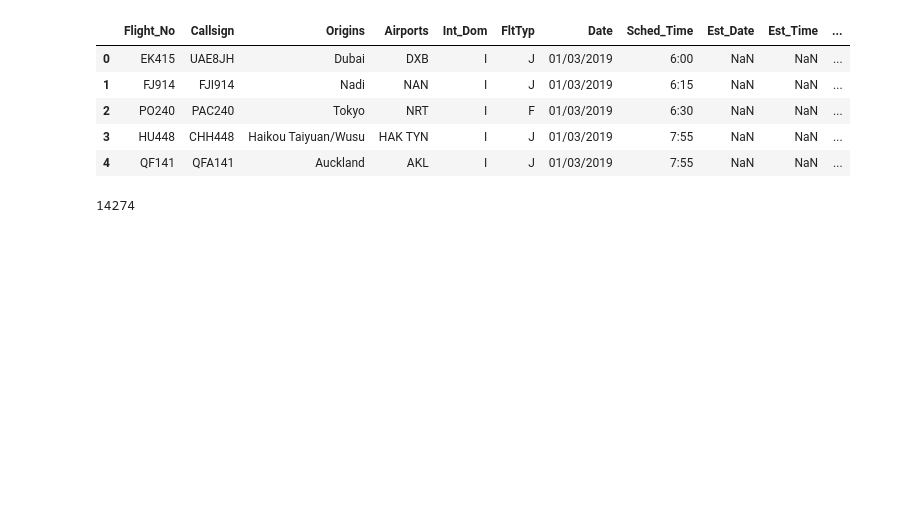
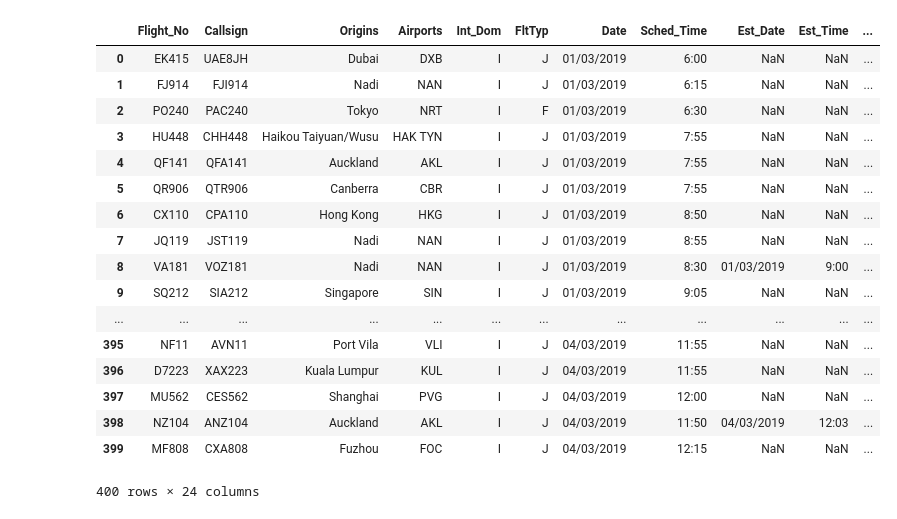
Before and after one commit to Andy-Tsunami/UTS-DataAnalytics-13110642, a Jupyter notebook: Assignment_2.ipynb, the cells around one changed output. Drawn from its saved outputs; the diff is of its cells as text; code cells hidden in the pictures; blank space fills up the shorter version.

```diff
--- a/Assignment_2.ipynb
+++ b/Assignment_2.ipynb
@@ -23,18 +33,26 @@ url = 'https://raw.githubusercontent.com/Andy-Tsunami/UTS-DataAnalytics-13110642
 df = pd.read_csv(url)
 # Dataset is now stored in a Pandas Dataframe
 # %%
-df.head()
+df.head(400)
 # %% [output]
 |  | Flight_No | Callsign | Origins | Airports | Int_Dom | FltTyp | Date | Sched_Time | Est_Date | Est_Time | ... |
 | 0 | EK415 | UAE8JH | Dubai | DXB | I | J | 01/03/2019 | 6:00 | NaN | NaN | ... |
 | 1 | FJ914 | FJI914 | Nadi | NAN | I | J | 01/03/2019 | 6:15 | NaN | NaN | ... |
 | 2 | PO240 | PAC240 | Tokyo | NRT | I | F | 01/03/2019 | 6:30 | NaN | NaN | ... |
 | 3 | HU448 | CHH448 | Haikou Taiyuan/Wusu | HAK TYN | I | J | 01/03/2019 | 7:55 | NaN | NaN | ... |
 | 4 | QF141 | QFA141 | Auckland | AKL | I | J | 01/03/2019 | 7:55 | NaN | NaN | ... |
+| 5 | QR906 | QTR906 | Canberra | CBR | I | J | 01/03/2019 | 7:55 | NaN | NaN | ... |
+| 6 | CX110 | CPA110 | Hong Kong | HKG | I | J | 01/03/2019 | 8:50 | NaN | NaN | ... |
+| 7 | JQ119 | JST119 | Nadi | NAN | I | J | 01/03/2019 | 8:55 | NaN | NaN | ... |
+| 8 | VA181 | VOZ181 | Nadi | NAN | I | J | 01/03/2019 | 8:30 | 01/03/2019 | 9:00 | ... |
+| 9 | SQ212 | SIA212 | Singapore | SIN | I | J | 01/03/2019 | 9:05 | NaN | NaN | ... |
+| ... | ... | ... | ... | ... | ... | ... | ... | ... | ... | ... | ... |
+| 395 | NF11 | AVN11 | Port Vila | VLI | I | J | 04/03/2019 | 11:55 | NaN | NaN | ... |
+| 396 | D7223 | XAX223 | Kuala Lumpur | KUL | I | J | 04/03/2019 | 11:55 | NaN | NaN | ... |
+| 397 | MU562 | CES562 | Shanghai | PVG | I | J | 04/03/2019 | 12:00 | NaN | NaN | ... |
+| 398 | NZ104 | ANZ104 | Auckland | AKL | I | J | 04/03/2019 | 11:50 | 04/03/2019 | 12:03 | ... |
+| 399 | MF808 | CXA808 | Fuzhou | FOC | I | J | 04/03/2019 | 12:15 | NaN | NaN | ... |
+400 rows × 24 columns
-# %%
-len(df)
-# %% [output]
-14274
 # %%
 df['Sched_Time']
 # %% [output]
```
Also changed, not shown: parts of 24 cells of this notebook.
